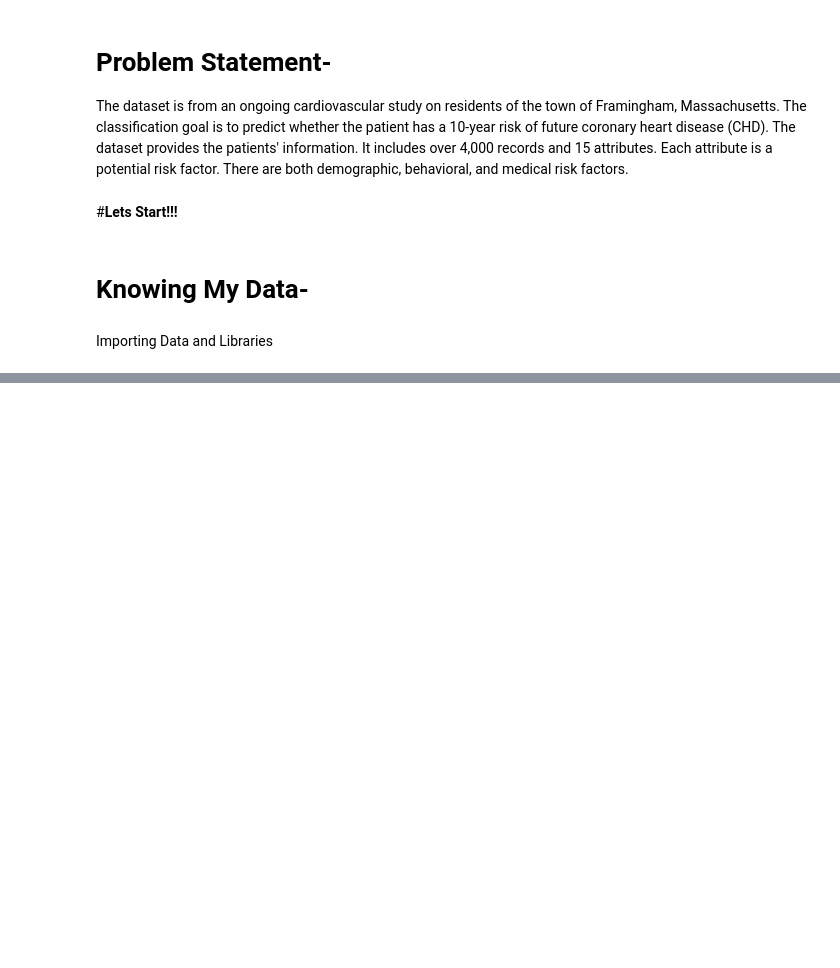
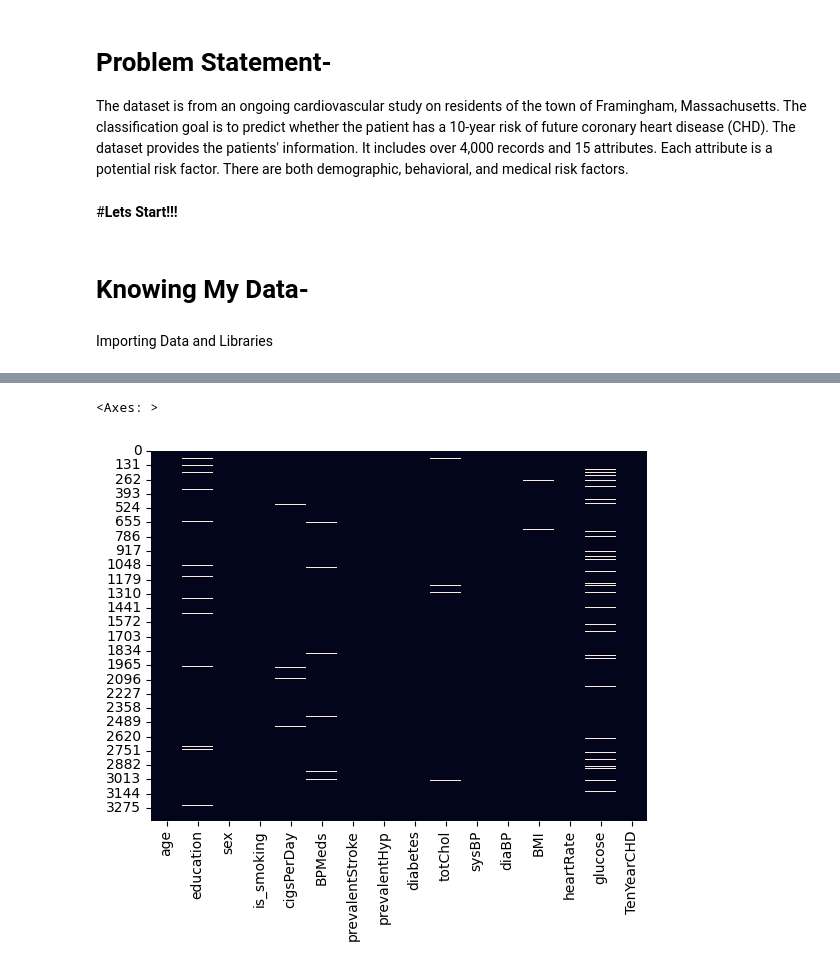
Before and after one commit to Gautamadarshi/Cardiovascular-Risk-Prediction, a Jupyter notebook: Classfication_Cardiovascular.ipynb, the cells around one changed output, grey strips where cells are left out. Saved outputs shown, nothing was run; the diff lists cells and outputs as text; code cells hidden in the pictures; blank space fills up the shorter version.

```diff
--- a/Classfication_Cardiovascular.ipynb
+++ b/Classfication_Cardiovascular.ipynb
@@ -38,0 +76,4 @@ Importing Data and Libraries
+# %%
+# Load the dataset
+url = "https://raw.githubusercontent.com/novus-afk/CardiovascularRisk/master/data_cardiovascular_risk.csv"
+df = pd.read_csv(url)
@@ -38,0 +104,3 @@ Importing Data and Libraries
+# %%
+# Dropping the id column (not relevant)
+df.drop(columns=['id'], inplace=True)
@@ -38,0 +164,7 @@ Importing Data and Libraries
+# %%
+# visulazing the missing values
+# chechking Null value by plotting Heatmap
+sns.heatmap(df.isnull(), cbar=False)
+# %% [output]
+<Axes: >
+[figure, added]
```
Also changed, not shown: parts of 35 cells of this notebook.
